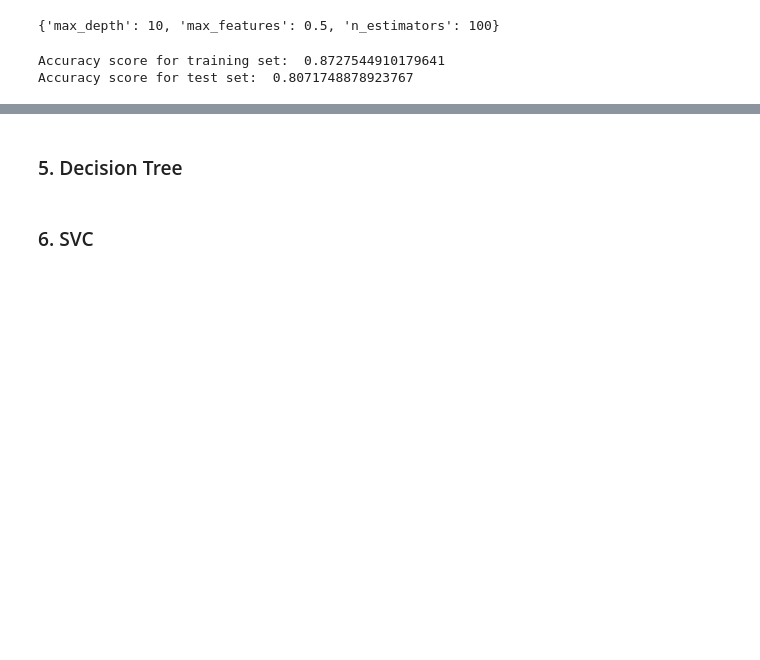
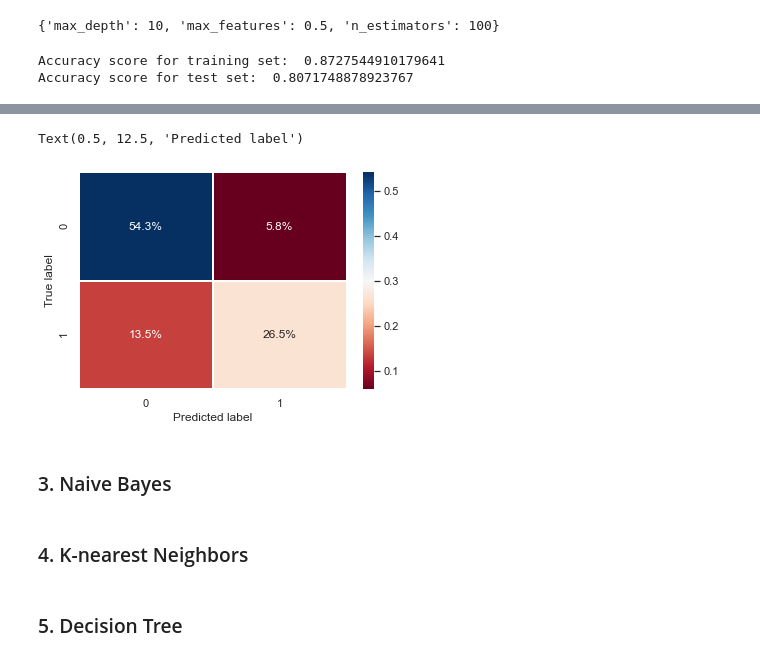
Before and after one commit to golecalicja/titanic-survivor-prediction, a Jupyter notebook: Titanic Survivor Prediction.ipynb, the cells around one changed output, grey strips where cells are left out. Cells and saved outputs as stored; diff of their text form; code cells hidden in the pictures; blank space fills up the shorter version.

```diff
--- a/Titanic Survivor Prediction.ipynb
+++ b/Titanic Survivor Prediction.ipynb
@@ -699,2 +658,0 @@ print('Accuracy score for test set: ', test_accuracy)
-# %% [markdown]
-### 5. Decision Tree
@@ -714,2 +658,0 @@ print('Accuracy score for test set: ', test_accuracy)
-# %% [markdown]
-### 6. SVC
@@ -730,0 +659,14 @@ print('Accuracy score for test set: ', test_accuracy)
+# %%
+y_pred = model.predict(x_test)
+
+cf_matrix = confusion_matrix(y_test, y_pred)
+sns.heatmap(cf_matrix/np.sum(cf_matrix), linewidths=1,
+            cmap='RdBu', linecolor='white', annot=True,
+            fmt='.1%')
+plt.ylabel('True label')
+plt.xlabel('Predicted label')
+# %% [output]
+Text(0.5, 12.5, 'Predicted label')
+[figure, added]
+# %% [markdown]
+### 3. Naive Bayes
@@ -730,0 +686,2 @@ print('Accuracy score for test set: ', test_accuracy)
+# %% [markdown]
+### 4. K-nearest Neighbors
@@ -730,0 +701,2 @@ print('Accuracy score for test set: ', test_accuracy)
+# %% [markdown]
+### 5. Decision Tree
```
Also changed, not shown: parts of 22 cells of this notebook.
